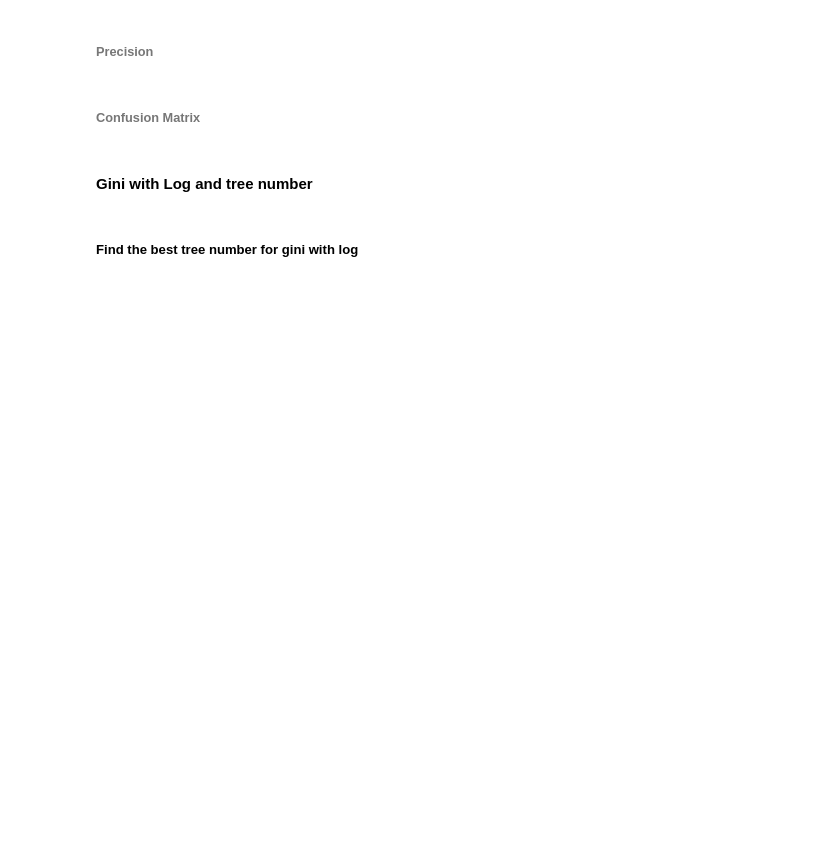
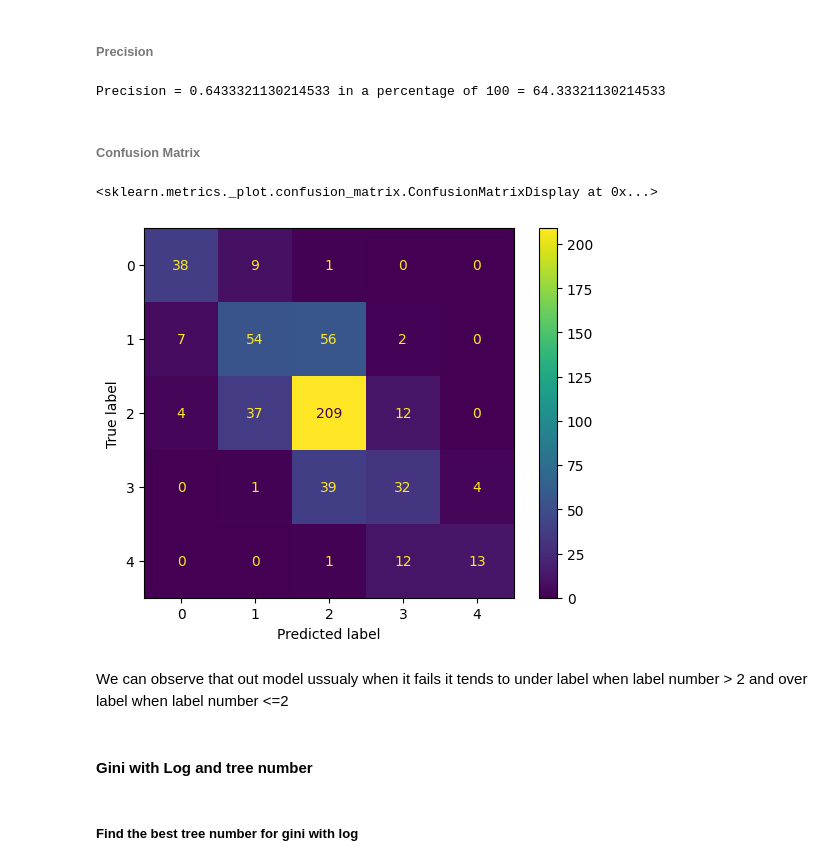
Before and after one commit to Grupo-2-LabIACD/Project-LabIACD, a Jupyter notebook: RandomForest.ipynb, the cells around one changed output. Saved outputs shown, nothing was run; the diff lists cells and outputs as text; code cells hidden in the pictures; blank space fills up the shorter version.

```diff
--- a/RandomForest.ipynb
+++ b/RandomForest.ipynb
@@ -124,15 +140,22 @@ print(f"Accuracy = {accuracy} in a percentage of 100 = {accuracy*100}")
 # %% [markdown]
 ###### Precision
 # %%
-precision = precision_score(has_cancer_teste, has_cancer_prediction)
+precision = precision_score(has_cancer_teste, has_cancer_prediction,average='weighted')
 print(f"Precision = {precision} in a percentage of 100 = {precision*100}")
+# %% [output]
+Precision = 0.6433321130214533 in a percentage of 100 = 64.33321130214533
 # %% [markdown]
 ###### Confusion Matrix
 # %%
 cm=confusion_matrix(has_cancer_teste, has_cancer_prediction)
 ConfusionMatrixDisplay(confusion_matrix=cm).plot()
-True_positives, False_positives, True_negatives, False_negatives=cm.ravel
-print(f"True Positives={True_positives} \n False Positives={False_positives} \n True Negatives={True_negatives} \n False Positives={False_positives}")
+#True_positives, False_positives, True_negatives, False_negatives=confusion_matrix(has_cancer_teste, has_cancer_prediction).ravel
+#print(f"True Positives={True_positives} \n False Positives={False_positives} \n True Negatives={True_negatives} \n False Positives={False_positives}")
+# %% [output]
+<sklearn.metrics._plot.confusion_matrix.ConfusionMatrixDisplay at 0x...>
+[figure, added]
+# %% [markdown]
+We can observe that out model ussualy when it fails it tends to under label when label number > 2 and over label when label number <=2
 # %% [markdown]
 #### Gini with Log and tree number
 # %% [markdown]
```
Also changed, not shown: parts of 23 cells of this notebook, 5 other files.
